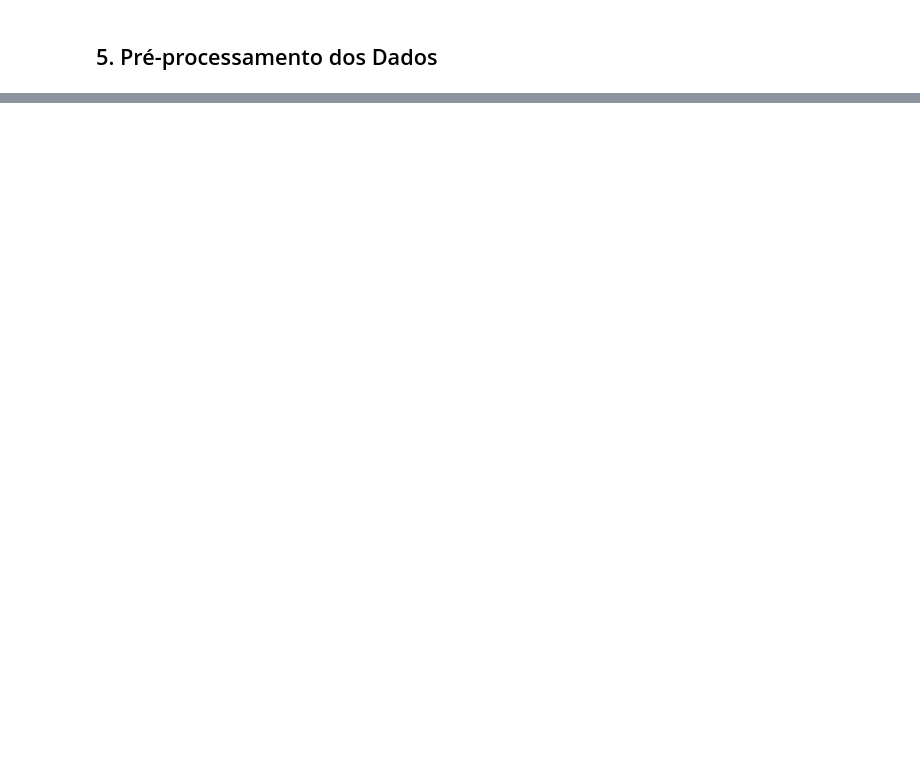
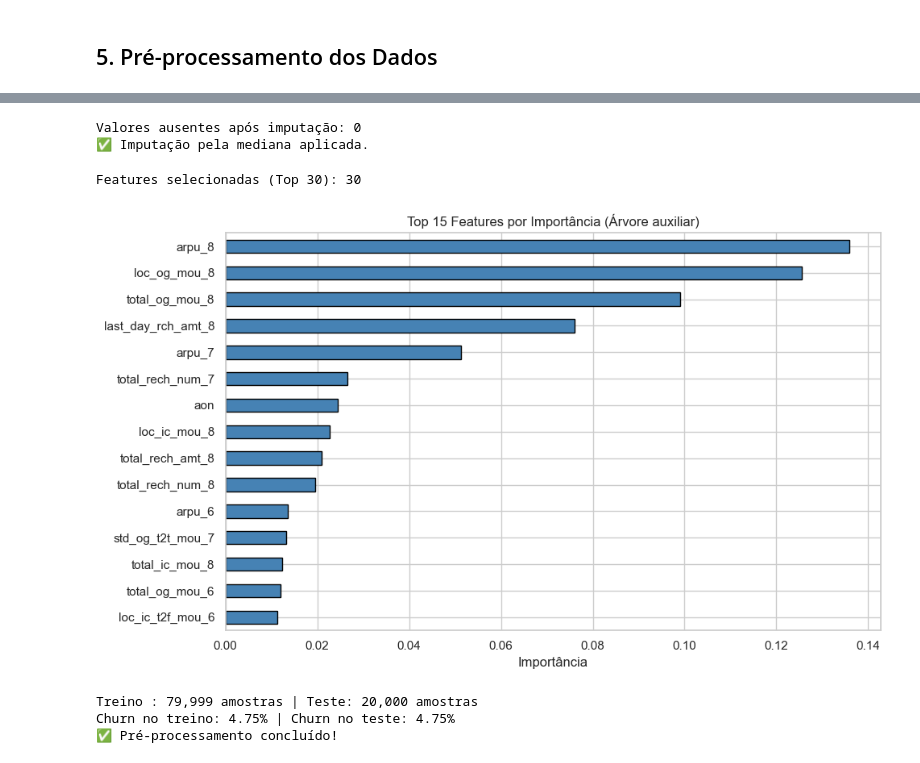
Before and after one commit to viniciusiandoli7/a3-telecom-churn, a Jupyter notebook: A3_Telecom_Churn.ipynb, the cells around one changed output, grey strips where cells are left out. Cells and saved outputs as stored; diff of their text form; code cells hidden in the pictures; blank space fills up the shorter version.

```diff
--- a/A3_Telecom_Churn.ipynb
+++ b/A3_Telecom_Churn.ipynb
@@ -693,0 +246,60 @@ A análise demonstra que modelos ensemble são especialmente valiosos em problem
+# %%
+# ============================================================
+# 5.3 TRATAMENTO DE DADOS AUSENTES
+# ============================================================
+imputer   = SimpleImputer(strategy='median')
+X_imputed = pd.DataFrame(imputer.fit_transform(X), columns=X.columns)
+
+print(f'Valores ausentes após imputação: {X_imputed.isnull().sum().sum()}')
+print('✅ Imputação pela mediana aplicada.')
+# %% [output]
+Valores ausentes após imputação: 0
+✅ Imputação pela mediana aplicada.
+# %%
+# ============================================================
+# 5.4 SELEÇÃO DE FEATURES (Top 30 por importância)
+# ============================================================
+# Árvore auxiliar para ranquear as 30 features mais relevantes,
+# tornando o pipeline viável para KNN e SVM em 80k amostras.
+
+selector_tree = DecisionTreeClassifier(max_depth=10, random_state=RANDOM_STATE)
+selector_tree.fit(X_imputed, y)
+
+importances    = pd.Series(selector_tree.feature_importances_, index=X.columns)
+top30_features = importances.nlargest(30).index.tolist()
+X_selected     = X_imputed[top30_features]
+
+print(f'Features selecionadas (Top 30): {len(top30_features)}')
+
+top15 = importances.nlargest(15)
+plt.figure(figsize=(10, 6))
+top15.sort_values().plot(kind='barh', color='steelblue', edgecolor='black')
+plt.title('Top 15 Features por Importância (Árvore auxiliar)')
+plt.xlabel('Importância')
+plt.tight_layout()
+plt.show()
+# %% [output]
+Features selecionadas (Top 30): 30
+[figure, added]
+# %%
+# ============================================================
+# 5.5 DIVISÃO TREINO/TESTE E NORMALIZAÇÃO
+# ============================================================
+X_train, X_test, y_train, y_test = train_test_split(
+    X_selected, y,
+    test_size=0.20,
+    random_state=RANDOM_STATE,
+    stratify=y
+)
+
+scaler     = StandardScaler()
+X_train_sc = scaler.fit_transform(X_train)
+X_test_sc  = scaler.transform(X_test)
+
+print(f'Treino : {X_train_sc.shape[0]:,} amostras | Teste: {X_test_sc.shape[0]:,} amostras')
+print(f'Churn no treino: {y_train.mean()*100:.2f}% | Churn no teste: {y_test.mean()*100:.2f}%')
+print('✅ Pré-processamento concluído!')
+# %% [output]
+Treino : 79,999 amostras | Teste: 20,000 amostras
+Churn no treino: 4.75% | Churn no teste: 4.75%
+✅ Pré-processamento concluído!
```
Also changed, not shown: parts of 44 cells of this notebook.
